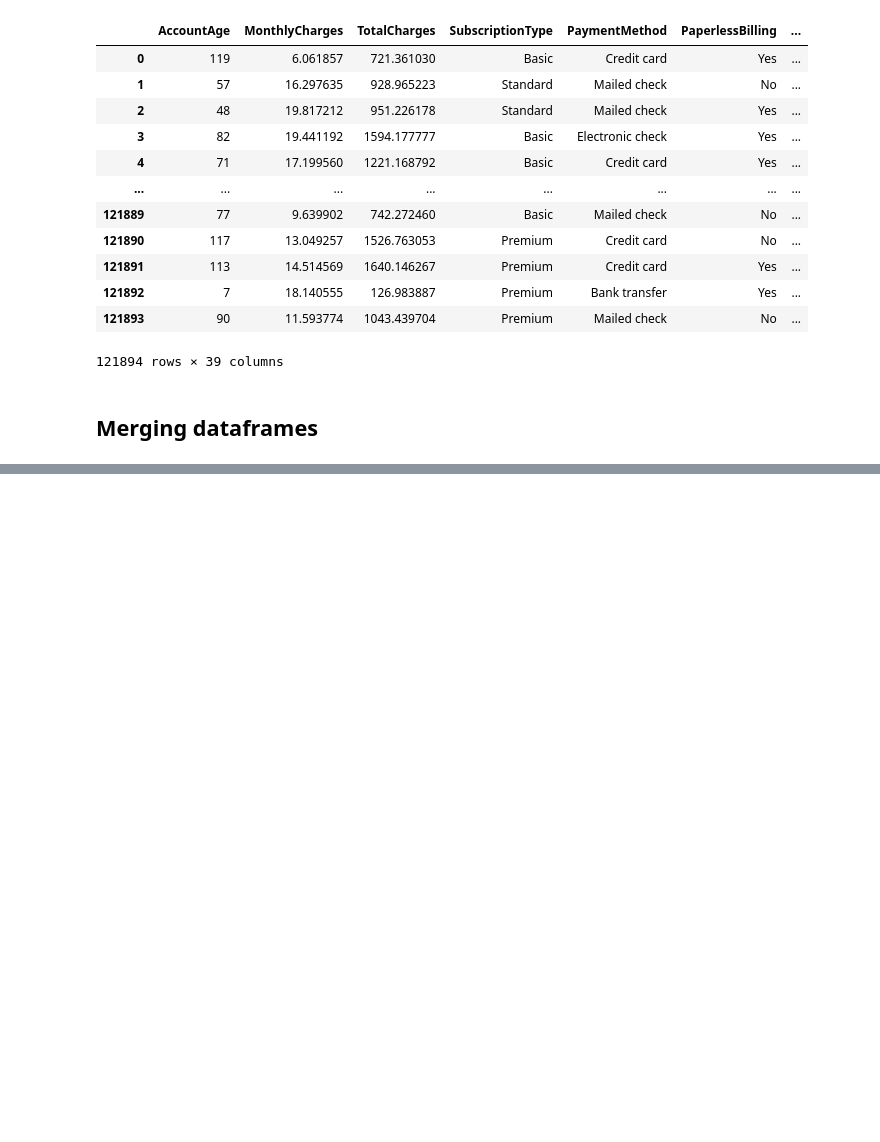
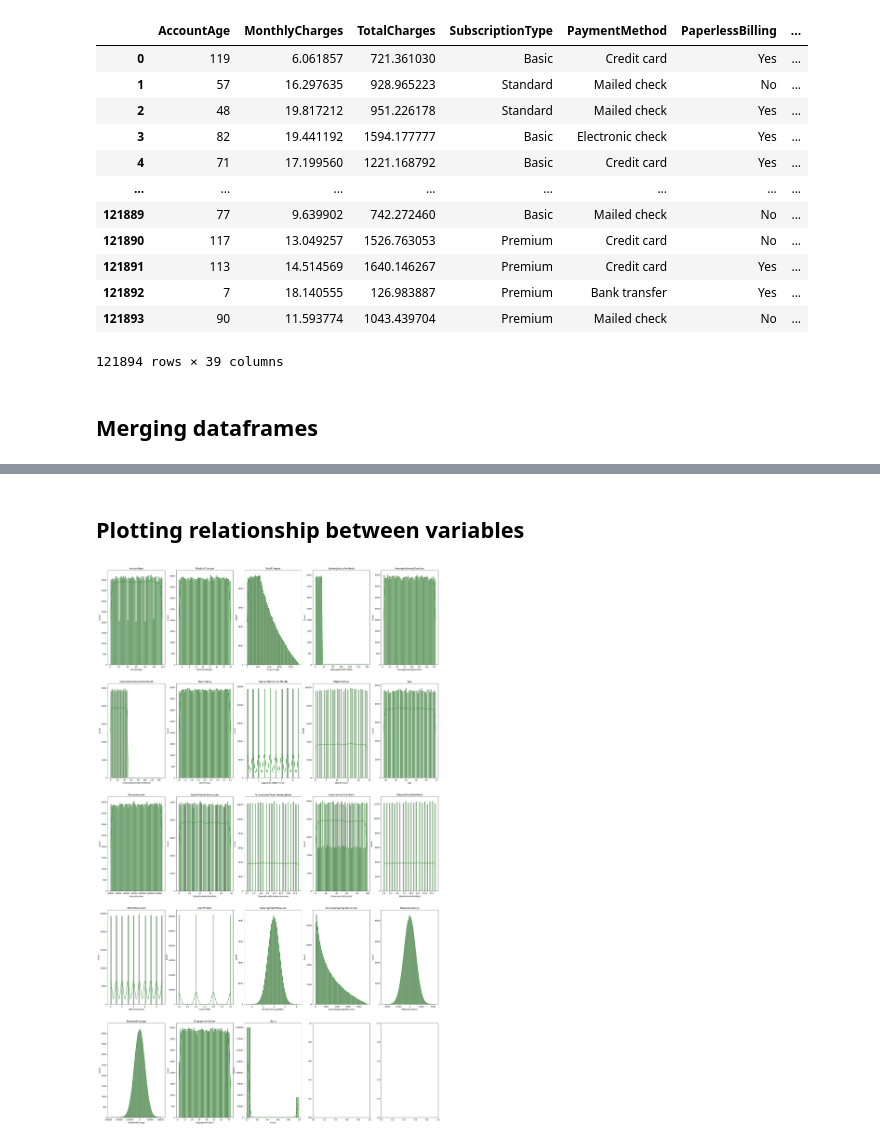
Before and after one commit to ochamodev/SL_Lab2_19001395_V, a Jupyter notebook: sl_lab2_19001395_V.ipynb, the cells around one changed output, grey strips where cells are left out. Cells and saved outputs as stored; diff of their text form; code cells hidden in the pictures; blank space fills up the shorter version.

Commit message:
feat: display numerical variables

```diff
--- a/sl_lab2_19001395_V.ipynb
+++ b/sl_lab2_19001395_V.ipynb
@@ -76,0 +124,3 @@ allDataDataFrame
+# %%
+for col in allDataDataFrame.select_dtypes(include=['object']).columns:
+    print(f"col: {col}: values: f{allDataDataFrame[col].unique()}")
@@ -76,0 +148,2 @@ allDataDataFrame
+# %% [markdown]
+## Plotting relationship between variables
@@ -76,0 +166,14 @@ allDataDataFrame
+# %%
+numerics = ['int16', 'int32', 'int64', 'float16', 'float32', 'float64']
+
+plotDf = allDataDataFrame.select_dtypes(numerics)
+# %%
+fig, axes = plt.subplots(nrows=5, ncols=5)
+axes = axes.flatten()
+fig.set_size_inches(30, 50)
+
+for ax, col in zip(axes, plotDf.columns):
+    sns.histplot(plotDf[col], ax = ax, color='forestgreen', kde=True)
+    ax.set_title(col)
+# %% [output]
+[figure, added]
```
Also changed, not shown: parts of 10 cells of this notebook, 1 other file.
